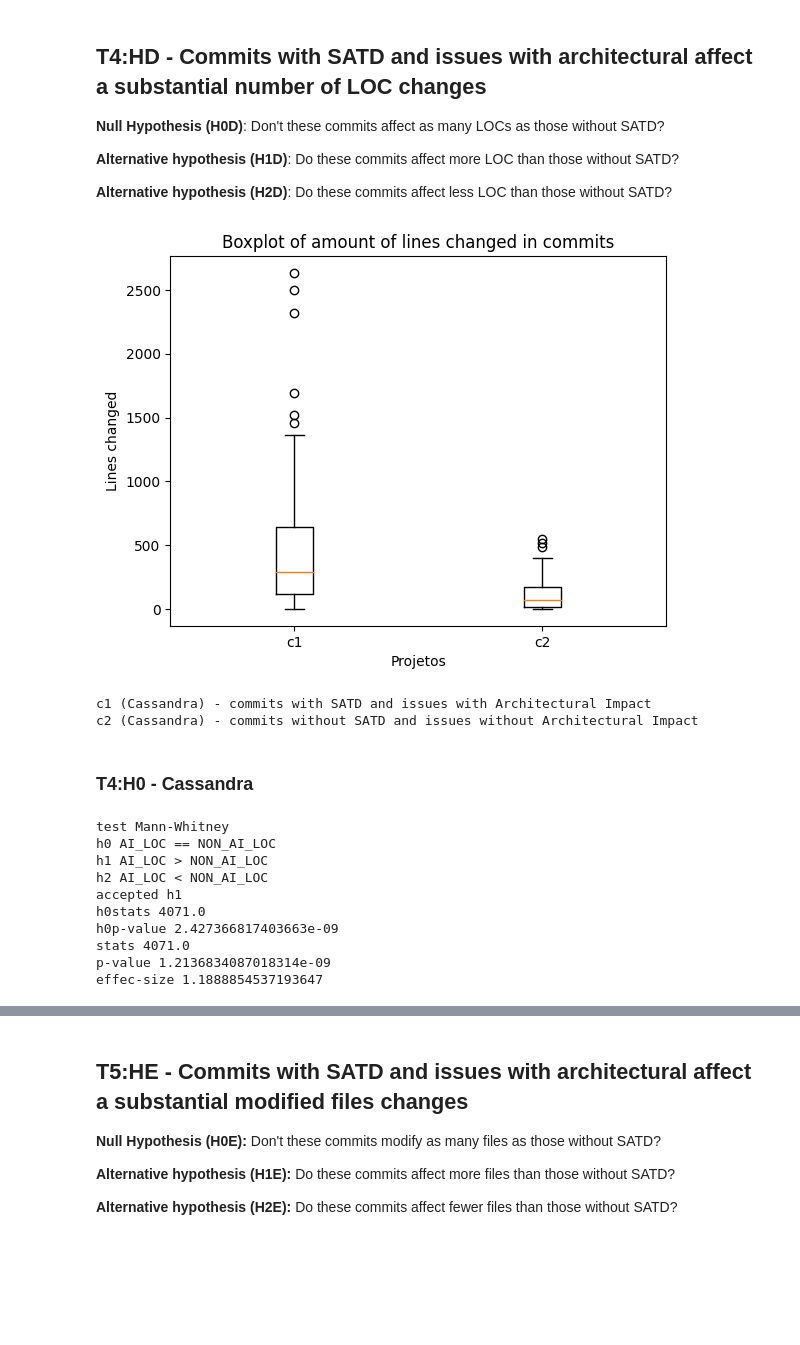
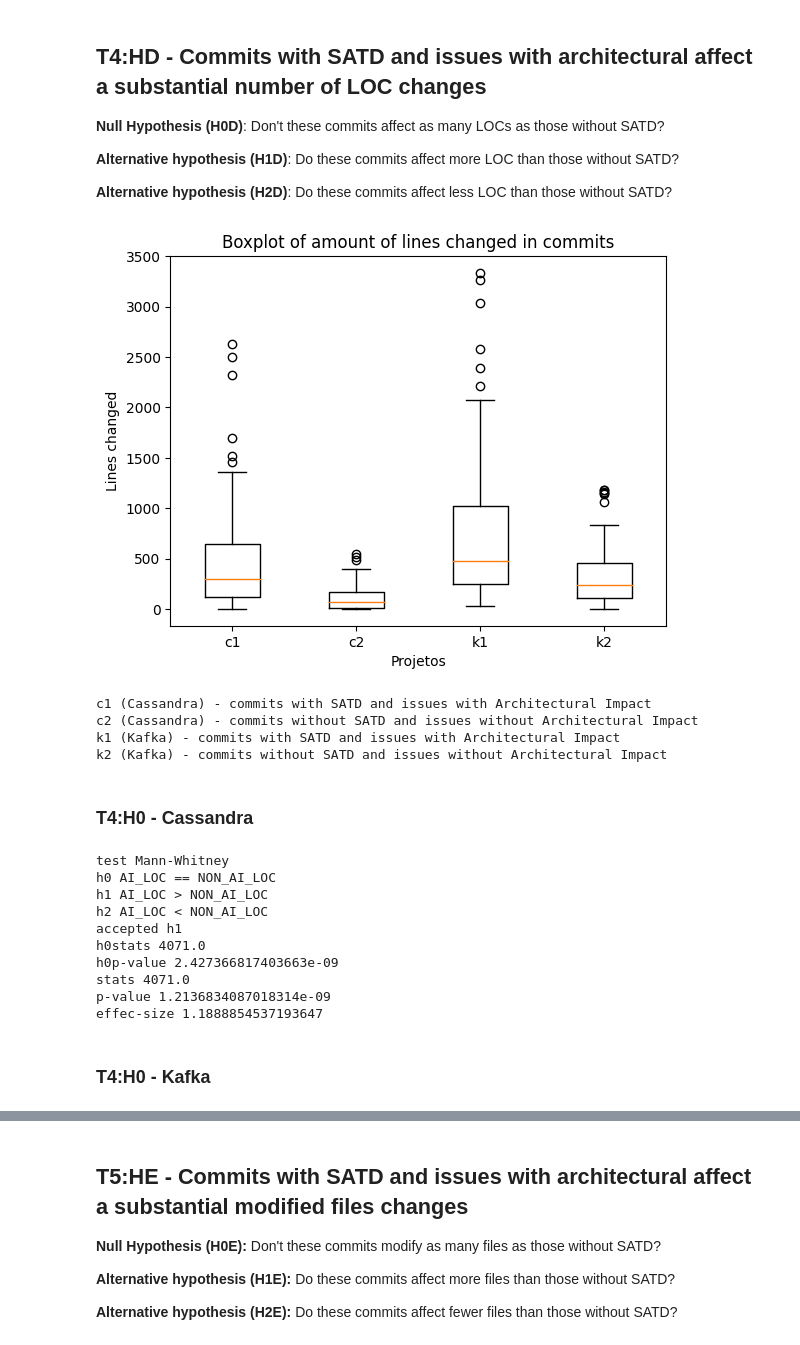
Before and after one commit to armandossrecife/my_validation, a Jupyter notebook: my_comparison2.ipynb, the cells around one changed output, grey strips where cells are left out. Drawn from its saved outputs; the diff is of its cells as text; code cells hidden in the pictures; blank space fills up the shorter version.

```diff
--- a/my_comparison2.ipynb
+++ b/my_comparison2.ipynb
@@ -263,3 +275,10 @@ def perform_mann_whitney_u_test(x, y, attribute, alpha=0.05):
+# %%
+def my_remove_outliers(dfx,dfy):
+  d1_extra1_cassandra_issues_ai_yes_lcc = dfx.lines
+  d1_extra1_cassandra_without_outliers = remove_outliers_from_serie(d1_extra1_cassandra_issues_ai_yes_lcc)
+  d3_extra1_cassandra_commits_issues_no_ai_no_satd = dfy.lines
+  d3_extra1_cassandra_without_outliers = remove_outliers_from_serie(d3_extra1_cassandra_commits_issues_no_ai_no_satd)
+  return d1_extra1_cassandra_without_outliers, d3_extra1_cassandra_without_outliers
 # %% [markdown]
 ## Import Dataset
 
@@ -1571,3 +1506,5 @@ effec-size 1.1167104558809364
 # %%
 df_extra1_cassandra_commits_issues_yes_ai = pd.read_excel('cassandra_commits_issues_yes_ai_satd.xlsx')
 df_extra1_cassandra_commits_issues_no_ai_no_satd = pd.read_excel('cassandra_commits_issues_no_ai_no_satd.xlsx')
+df_extra1_kafka_commits_issues_yes_ai = pd.read_excel('kafka_commits_issues_yes_ai_satd.xlsx')
+df_extra1_kafka_commits_issues_no_ai = pd.read_excel('kafka_commits_issues_no_ai_no_satd.xlsx')
@@ -1579,34 +1511,36 @@ d3_extra1_cassandra_without_outliers = remove_outliers_from_serie(d3_extra1_cass
+# %%
+d1_extra1_cassandra_without_outliers, d2_extra1_cassandra_without_outliers = my_remove_outliers(df_extra1_cassandra_commits_issues_yes_ai,df_extra1_cassandra_commits_issues_no_ai_no_satd)
+d1_extra1_kafka_without_outliers, d2_extra1_kafka_without_outliers = my_remove_outliers(df_extra1_kafka_commits_issues_yes_ai, df_extra1_kafka_commits_issues_no_ai)
 # %%
-create_boxplot(lista_dados=[d1_extra1_cassandra_without_outliers, d3_extra1_cassandra_without_outliers,], my_title='Boxplot of amount of lines changed in commits', my_xlabel='Projetos', my_ylabel='Lines changed', my_labels=['c1', 'c2'])
+create_boxplot(lista_dados=[d1_extra1_cassandra_without_outliers, d2_extra1_cassandra_without_outliers,d1_extra1_kafka_without_outliers, d2_extra1_kafka_without_outliers], my_title='Boxplot of amount of lines changed in commits', my_xlabel='Projetos', my_ylabel='Lines changed', my_labels=['c1', 'c2', 'k1','k2'])
 print('c1 (Cassandra) - commits with SATD and issues with Architectural Impact')
 print('c2 (Cassandra) - commits without SATD and issues without Architectural Impact')
+print('k1 (Kafka) - commits with SATD and issues with Architectural Impact')
+print('k2 (Kafka) - commits without SATD and issues without Architectural Impact')
 # %% [output]
-[figure, old version]
+[figure, new version]
 c1 (Cassandra) - commits with SATD and issues with Architectural Impact
 c2 (Cassandra) - commits without SATD and issues without Architectural Impact
+k1 (Kafka) - commits with SATD and issues with Architectural Impact
+k2 (Kafka) - commits without SATD and issues without Architectural Impact
 # %% [markdown]
 ### T4:H0 - Cassandra
-# %%
-list_number_of_loc_affected_ai_yes = d1_extra1_cassandra_without_outliers.to_list()
-list_number_of_loc_affected_ai_no = d3_extra1_cassandra_without_outliers.to_list()
-
-# Create two numpy arrays containing the number of files affected by issues with architectural impact and issues with less architectural impact, respectively.
-issues_with_architectural_impact = np.array(list_number_of_loc_affected_ai_yes)
-issues_less_architectural_impact = np.array(list_number_of_loc_affected_ai_no)
-
-# Perform the Mann-Whitney U test.
-resultado_t4_ha_cassandra = perform_mann_whitney_u_test(issues_with_architectural_impact, issues_less_architectural_impact, 'LOC')
-
-for k, v in resultado_t4_ha_cassandra.items():
-  print(k, v)
-# %% [output]
-test Mann-Whitney
-h0 AI_LOC == NON_AI_LOC
-h1 AI_LOC > NON_AI_LOC
-h2 AI_LOC < NON_AI_LOC
-accepted h1
-h0stats 4071.0
-h0p-value 2.427366817403663e-09
-stats 4071.0
-p-value 1.2136834087018314e-09
-effec-size 1.1888854537193647
+# %%
+# Perform the Mann-Whitney U test.
+resultado_t4_ha_cassandra =  my_mann_whitney(d1_extra1_cassandra_without_outliers, d2_extra1_cassandra_without_outliers,'LOC')
+
+for k, v in resultado_t4_ha_cassandra.items():
+  print(k, v)
+# %% [output]
+test Mann-Whitney
+h0 AI_LOC == NON_AI_LOC
+h1 AI_LOC > NON_AI_LOC
+h2 AI_LOC < NON_AI_LOC
+accepted h1
+h0stats 4071.0
+h0p-value 2.427366817403663e-09
+stats 4071.0
+p-value 1.2136834087018314e-09
+effec-size 1.1888854537193647
+# %% [markdown]
+### T4:H0 - Kafka
```
Also changed, not shown: parts of 34 cells of this notebook.
